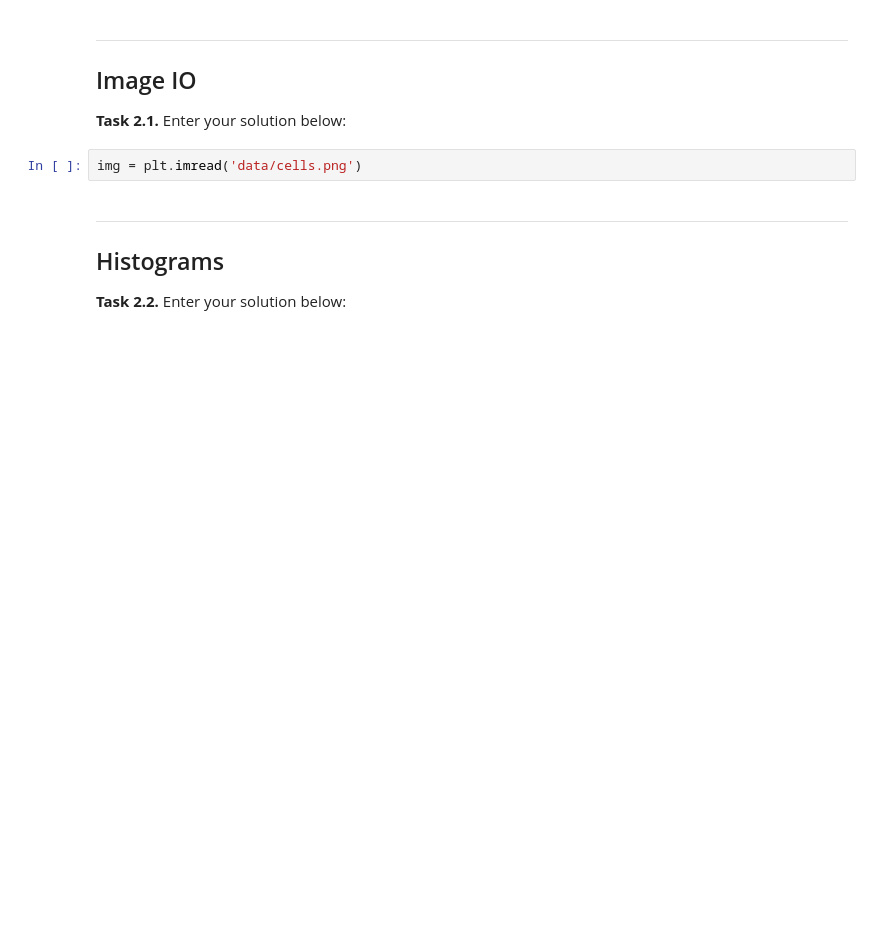
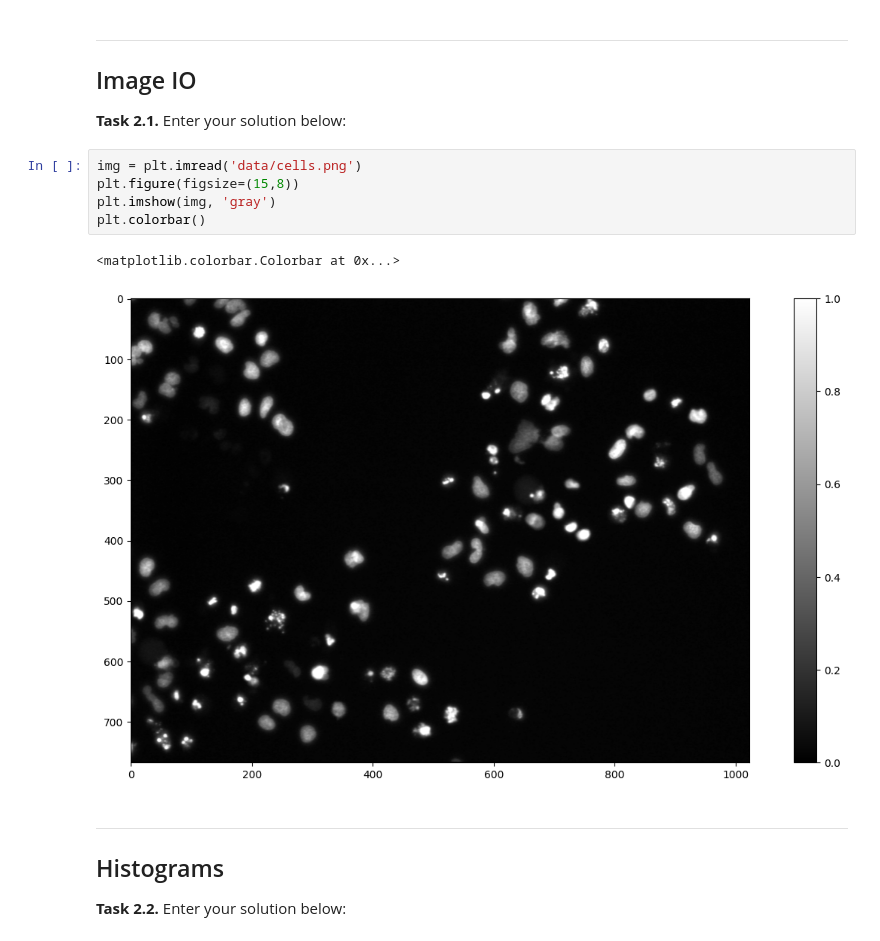
Before and after one commit to yasminast/mobi-fs3-python, a Jupyter notebook: task2.ipynb, the cells around one changed output. Cells and saved outputs as stored; diff of their text form; blank space fills up the shorter version.

```diff
--- a/task2.ipynb
+++ b/task2.ipynb
@@ -11,6 +11,12 @@ import matplotlib.pyplot as plt
 **<a id="#">Task 2.1.</a>** Enter your solution below:
 # %%
 img = plt.imread('data/cells.png')
+plt.figure(figsize=(15,8))
+plt.imshow(img, 'gray')
+plt.colorbar()
+# %% [output]
+<matplotlib.colorbar.Colorbar at 0x...>
+[figure, added]
 # %% [markdown]
 ---
 
```
Also changed, not shown: parts of 4 cells of this notebook.
